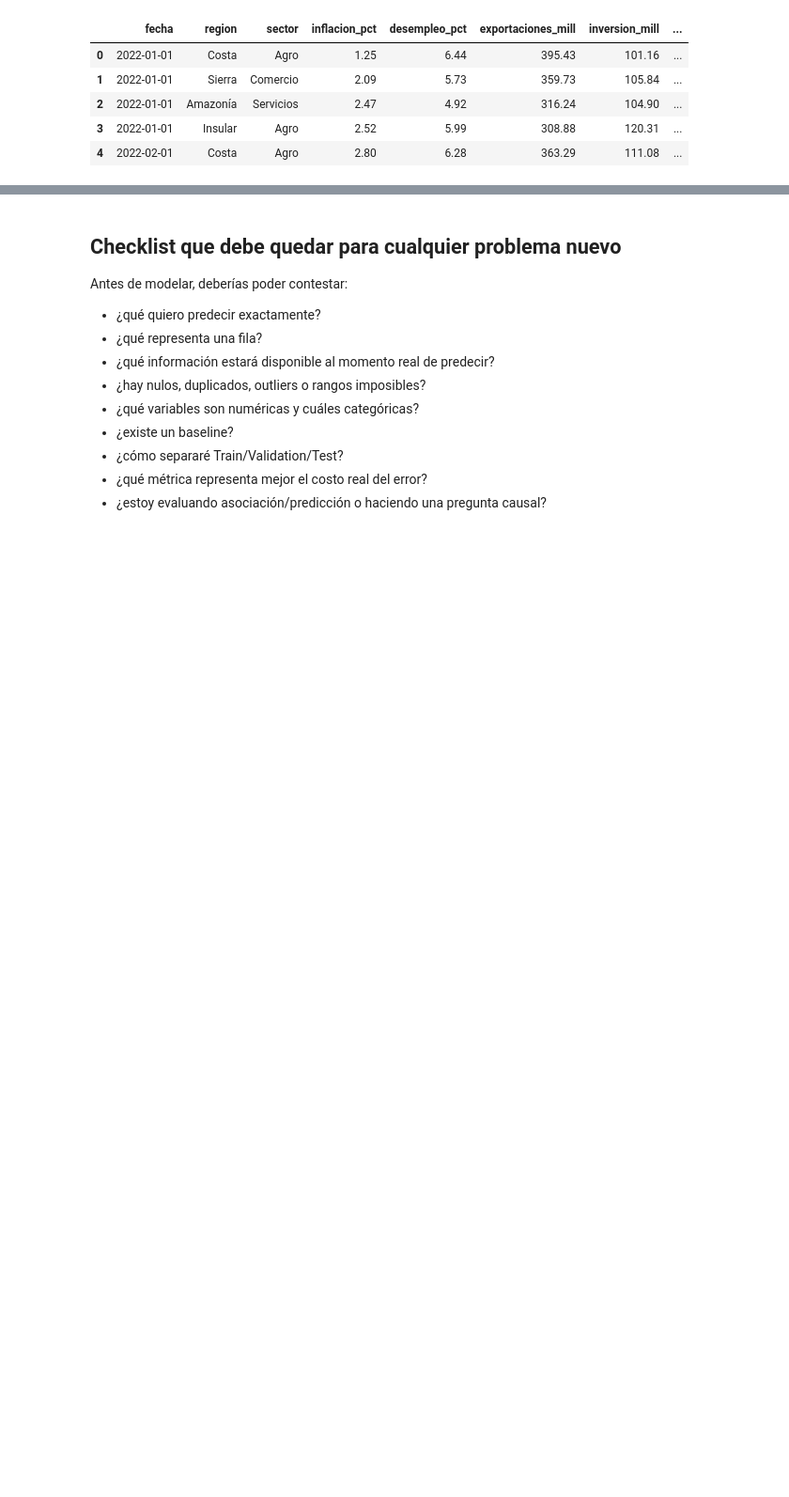
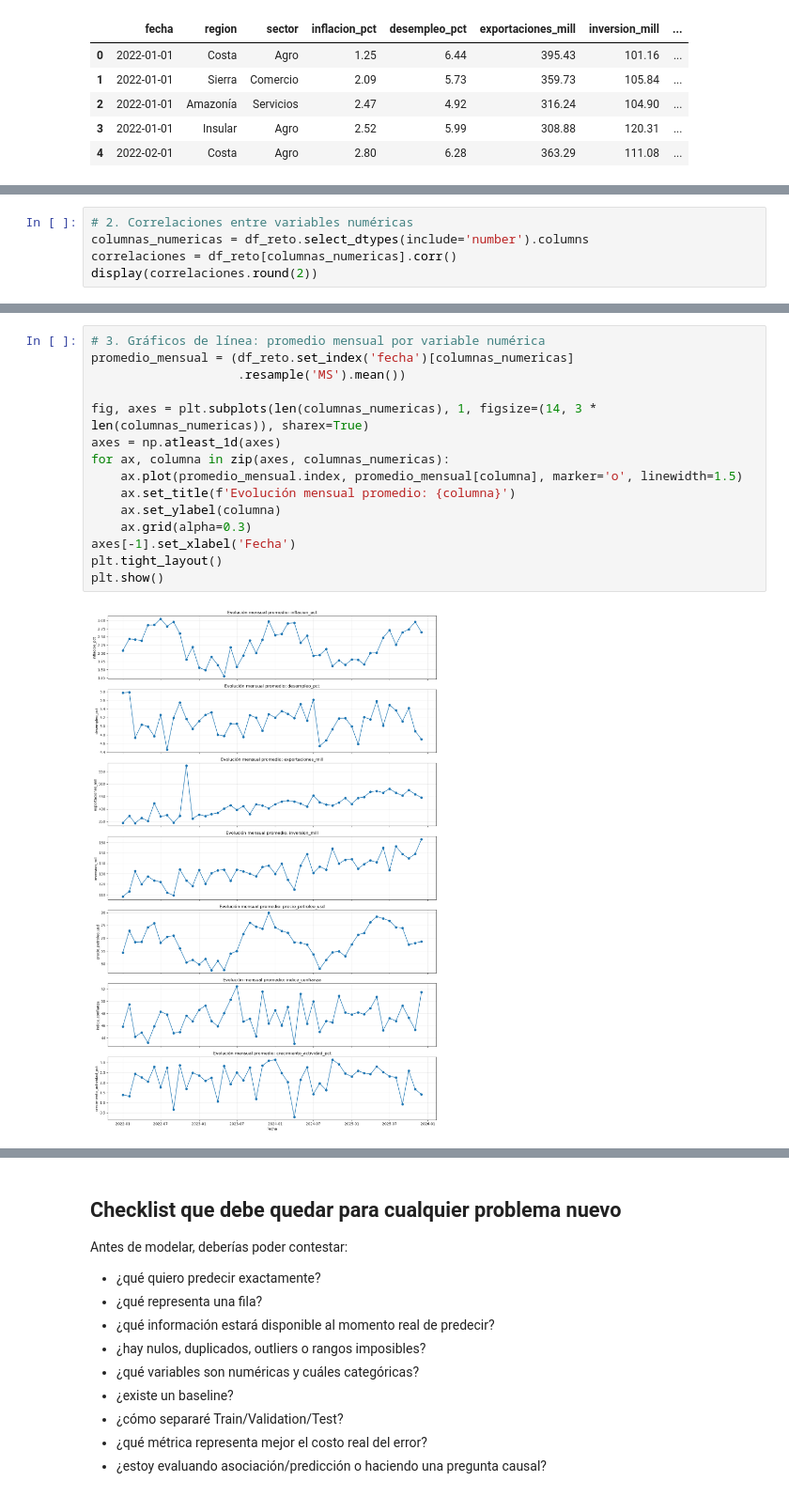
Before and after one commit to jonarosero/modulo-3-machine-learning-aplicado, a Jupyter notebook: notebooks/01_Dia1_Datos_y_Regresion.ipynb, the cells around one changed output, grey strips where cells are left out. Shown at 94% size. Drawn from its saved outputs; the diff is of its cells as text; blank space fills up the shorter version.

```diff
--- a/notebooks/01_Dia1_Datos_y_Regresion.ipynb
+++ b/notebooks/01_Dia1_Datos_y_Regresion.ipynb
@@ -2720,0 +2772,5 @@ df_reto.head()
+# %%
+# 2. Correlaciones entre variables numéricas
+columnas_numericas = df_reto.select_dtypes(include='number').columns
+correlaciones = df_reto[columnas_numericas].corr()
+display(correlaciones.round(2))
@@ -2720,0 +2786,17 @@ df_reto.head()
+# %%
+# 3. Gráficos de línea: promedio mensual por variable numérica
+promedio_mensual = (df_reto.set_index('fecha')[columnas_numericas]
+                    .resample('MS').mean())
+
+fig, axes = plt.subplots(len(columnas_numericas), 1, figsize=(14, 3 * len(columnas_numericas)), sharex=True)
+axes = np.atleast_1d(axes)
+for ax, columna in zip(axes, columnas_numericas):
+    ax.plot(promedio_mensual.index, promedio_mensual[columna], marker='o', linewidth=1.5)
+    ax.set_title(f'Evolución mensual promedio: {columna}')
+    ax.set_ylabel(columna)
+    ax.grid(alpha=0.3)
+axes[-1].set_xlabel('Fecha')
+plt.tight_layout()
+plt.show()
+# %% [output]
+[figure, added]
```
Also changed, not shown: parts of 28 cells of this notebook, 22 other files.
